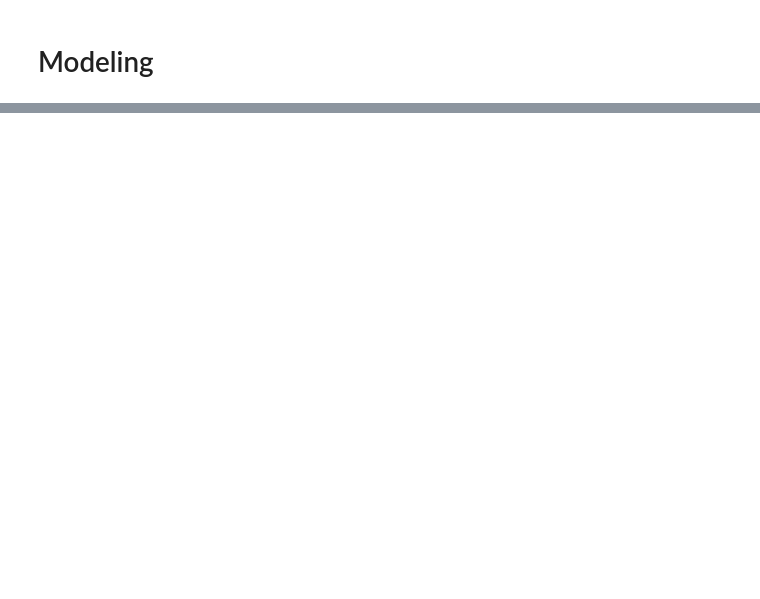
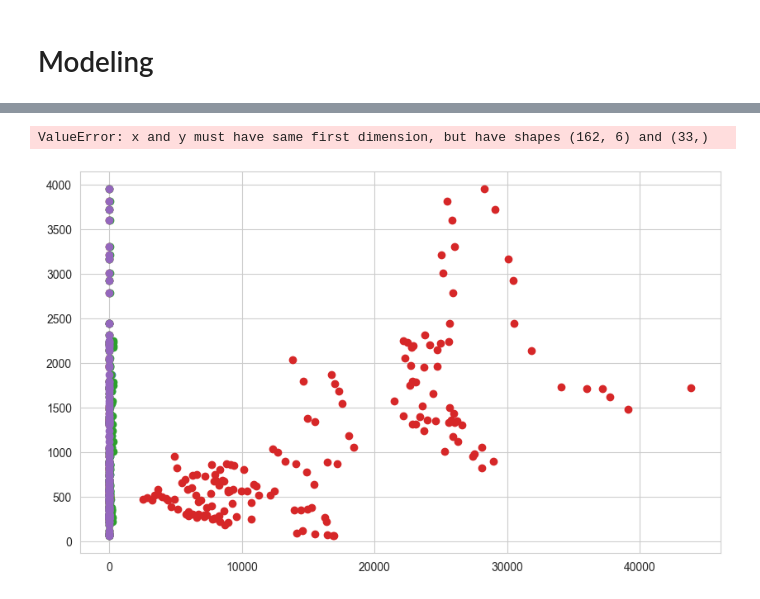
Before and after one commit to DiegoConce/CrimeAnalysis-HumanDataScience, a Jupyter notebook: Analysis.ipynb, the cells around one changed output, grey strips where cells are left out. Saved outputs shown, nothing was run; the diff lists cells and outputs as text; code cells hidden in the pictures; blank space fills up the shorter version.

```diff
--- a/Analysis.ipynb
+++ b/Analysis.ipynb
@@ -157 +156,18 @@ Notes:
 strong multicollinearity or other numerical problems.
+# %%
+pred_ols = final.get_prediction()
+
+iv_l = pred_ols.summary_frame()["obs_ci_lower"]
+iv_u = pred_ols.summary_frame()["obs_ci_upper"]
+
+fig, ax = plt.subplots(figsize=(10, 6))
+ax.plot(X, y, "o", label="data")
+ax.plot(X2, y_test, "b-", label="True")
+ax.plot(X2, final.fittedvalues, "r--.", label="OLS")
+ax.plot(X2, iv_u, "r--")
+ax.plot(X2, iv_l, "r--")
+ax.legend(loc="best")
+plt.show()
+# %% [output]
+ValueError: x and y must have same first dimension, but have shapes (162, 6) and (33,)
+[figure, added]
```
Also changed, not shown: parts of 6 cells of this notebook, 1 other file.
